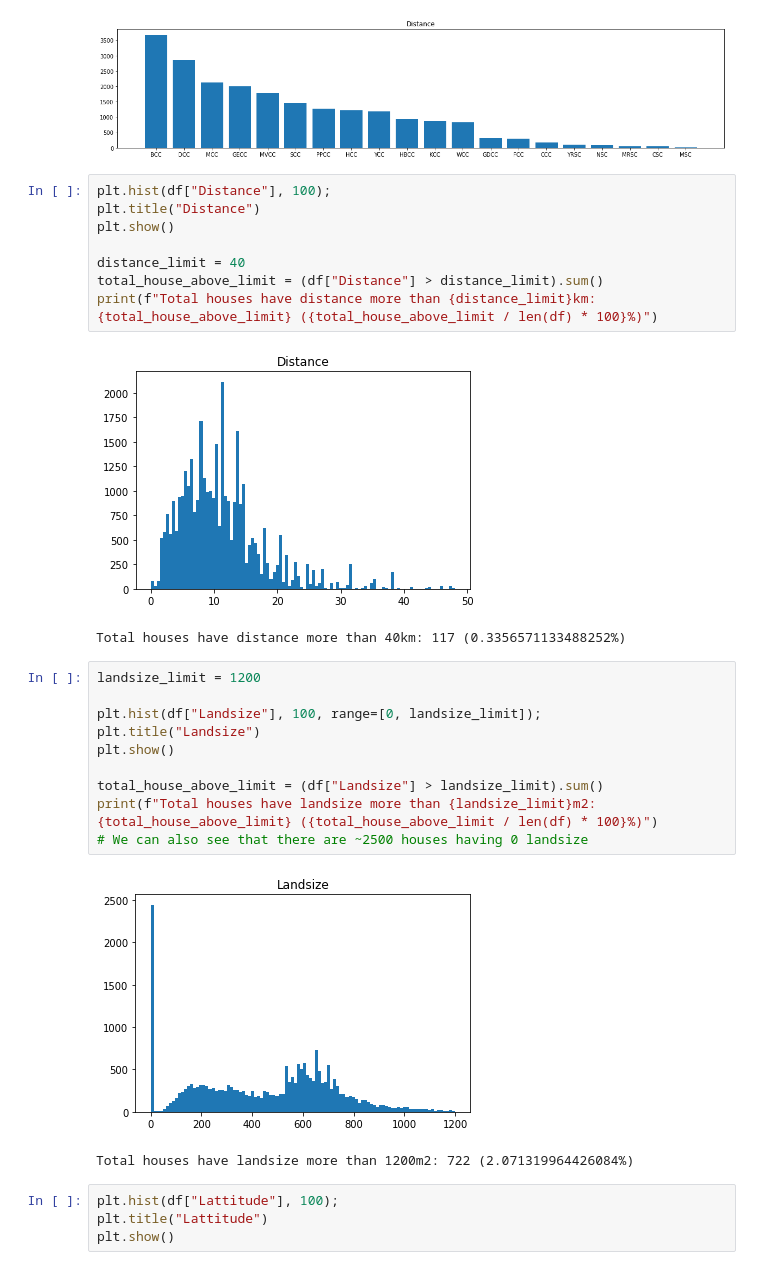
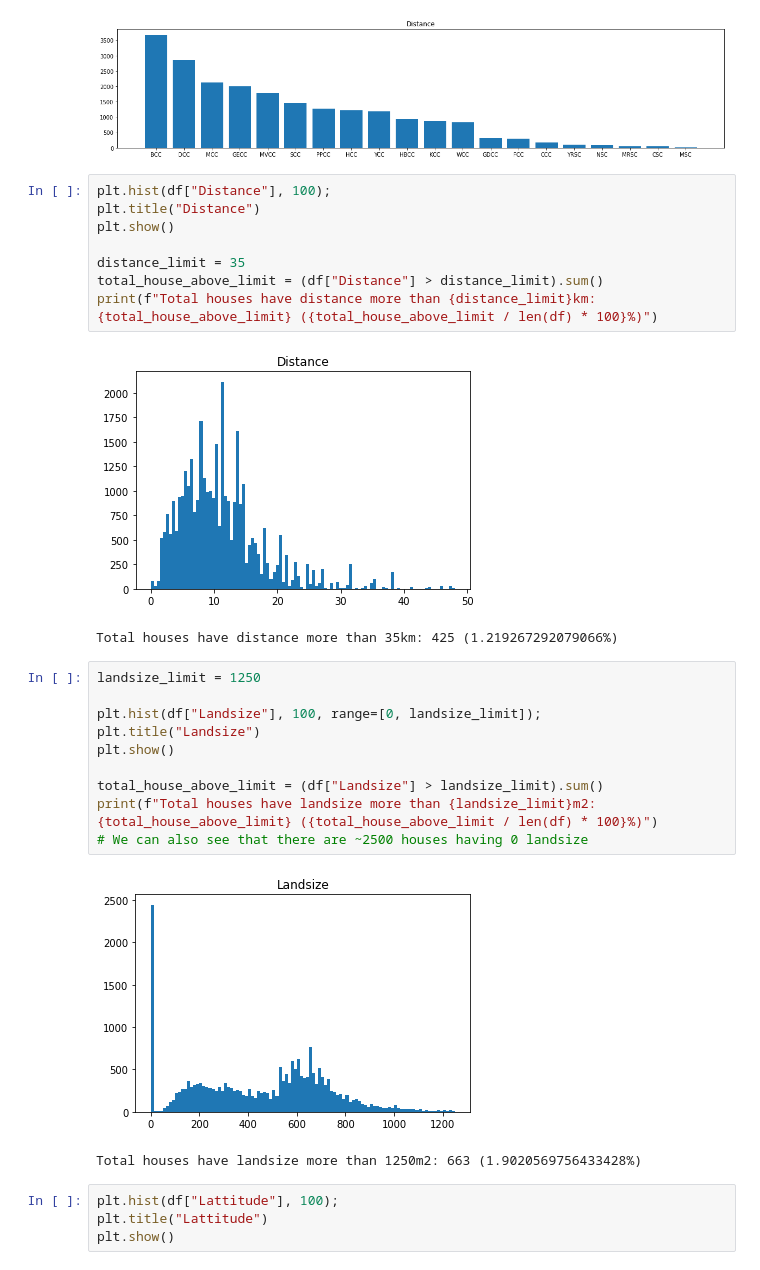
Before and after one commit to tailtq/ml-learning, a Jupyter notebook: ml-08/03_melbourne_housing_market.ipynb, the cells around one changed output. Saved outputs shown, nothing was run; the diff lists cells and outputs as text.

```diff
--- a/ml-08/03_melbourne_housing_market.ipynb
+++ b/ml-08/03_melbourne_housing_market.ipynb
@@ -203,25 +203,25 @@ plt.hist(df["Distance"], 100);
 plt.title("Distance")
 plt.show()
 
-distance_limit = 40
+distance_limit = 35
 total_house_above_limit = (df["Distance"] > distance_limit).sum()
 print(f"Total houses have distance more than {distance_limit}km: {total_house_above_limit} ({total_house_above_limit / len(df) * 100}%)")
 # %% [output]
 [figure]
-Total houses have distance more than 40km: 117 (0.3356571133488252%)
+Total houses have distance more than 35km: 425 (1.219267292079066%)
 # %%
-landsize_limit = 1200
+landsize_limit = 1250
 
 plt.hist(df["Landsize"], 100, range=[0, landsize_limit]);
 plt.title("Landsize")
 plt.show()
 
 total_house_above_limit = (df["Landsize"] > landsize_limit).sum()
 print(f"Total houses have landsize more than {landsize_limit}m2: {total_house_above_limit} ({total_house_above_limit / len(df) * 100}%)")
 # We can also see that there are ~2500 houses having 0 landsize
 # %% [output]
-[figure, old version]
+[figure, new version]
-Total houses have landsize more than 1200m2: 722 (2.071319964426084%)
+Total houses have landsize more than 1250m2: 663 (1.9020569756433428%)
 # %%
 plt.hist(df["Lattitude"], 100);
 plt.title("Lattitude")
```
Also changed, not shown: parts of 26 cells of this notebook.
